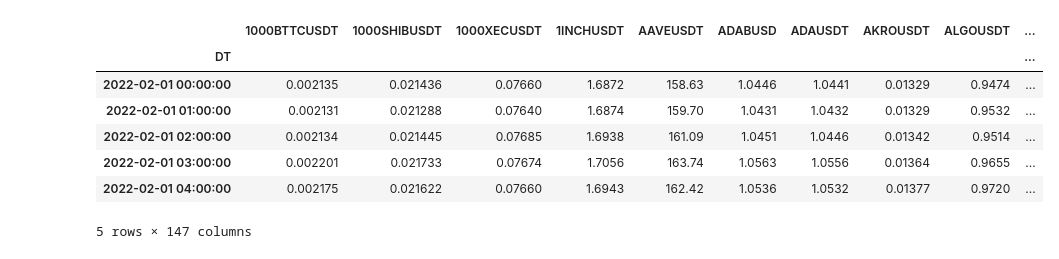
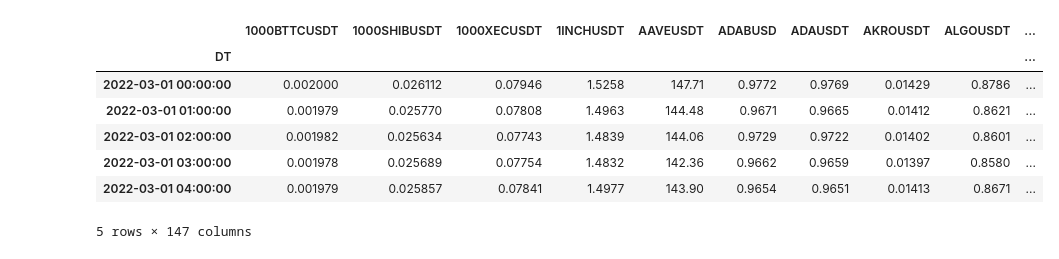
Before and after one commit to zxweed/simple, a Jupyter notebook: examples/binance.ADF.ipynb, the cells around one changed output. Cells and saved outputs as stored; diff of their text form; code cells hidden in the pictures.

```diff
--- a/examples/binance.ADF.ipynb
+++ b/examples/binance.ADF.ipynb
@@ -30,19 +30,19 @@ tickers = [
 ]
 # %%
 def getClose(ticker: str) -> pd.Series:
-    return getHistMonth('2022-02', '2022-03', ticker, frame, close_only=True, spot=False)
+    return getHistMonth('2022-03', '2022-03', ticker, frame, close_only=True, spot=False)
 # %%
 # parallel load data from binance archive
-Close = pd.concat(pmap(getClose, tickers), axis=1)
+Close = pd.concat(pmap(getClose, tickers, n_jobs=32), axis=1)
 Close.head()
 # %% [output]
 |  | 1000BTTCUSDT | 1000SHIBUSDT | 1000XECUSDT | 1INCHUSDT | AAVEUSDT | ADABUSD | ADAUSDT | AKROUSDT | ALGOUSDT | ... |
 | DT |  |  |  |  |  |  |  |  |  | ... |
-| 2022-02-01 00:00:00 | 0.002135 | 0.021436 | 0.07660 | 1.6872 | 158.63 | 1.0446 | 1.0441 | 0.01329 | 0.9474 | ... |
-| 2022-02-01 01:00:00 | 0.002131 | 0.021288 | 0.07640 | 1.6874 | 159.70 | 1.0431 | 1.0432 | 0.01329 | 0.9532 | ... |
-| 2022-02-01 02:00:00 | 0.002134 | 0.021445 | 0.07685 | 1.6938 | 161.09 | 1.0451 | 1.0446 | 0.01342 | 0.9514 | ... |
-| 2022-02-01 03:00:00 | 0.002201 | 0.021733 | 0.07674 | 1.7056 | 163.74 | 1.0563 | 1.0556 | 0.01364 | 0.9655 | ... |
-| 2022-02-01 04:00:00 | 0.002175 | 0.021622 | 0.07660 | 1.6943 | 162.42 | 1.0536 | 1.0532 | 0.01377 | 0.9720 | ... |
+| 2022-03-01 00:00:00 | 0.002000 | 0.026112 | 0.07946 | 1.5258 | 147.71 | 0.9772 | 0.9769 | 0.01429 | 0.8786 | ... |
+| 2022-03-01 01:00:00 | 0.001979 | 0.025770 | 0.07808 | 1.4963 | 144.48 | 0.9671 | 0.9665 | 0.01412 | 0.8621 | ... |
+| 2022-03-01 02:00:00 | 0.001982 | 0.025634 | 0.07743 | 1.4839 | 144.06 | 0.9729 | 0.9722 | 0.01402 | 0.8601 | ... |
+| 2022-03-01 03:00:00 | 0.001978 | 0.025689 | 0.07754 | 1.4832 | 142.36 | 0.9662 | 0.9659 | 0.01397 | 0.8580 | ... |
+| 2022-03-01 04:00:00 | 0.001979 | 0.025857 | 0.07841 | 1.4977 | 143.90 | 0.9654 | 0.9651 | 0.01413 | 0.8671 | ... |
 5 rows × 147 columns
 # %%
 # parallel calculate Hurst Exponent value
```
Also changed, not shown: parts of 3 cells of this notebook.
